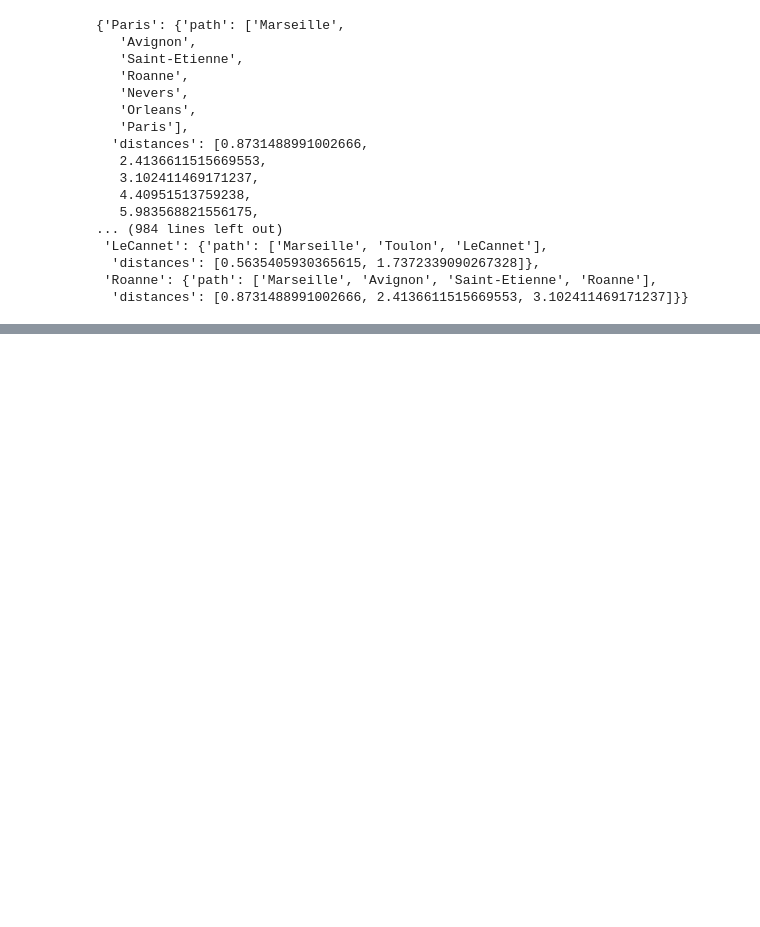
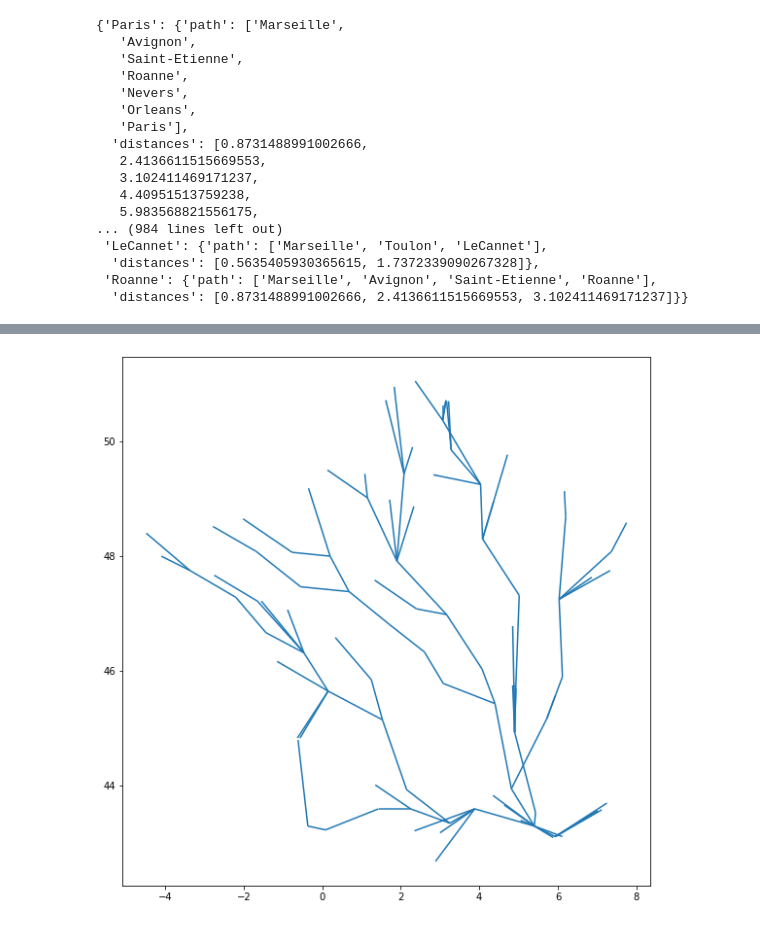
Before and after one commit to adelebrgx/ShortestPath-HubLabelling, a Jupyter notebook: Main.ipynb, the cells around one changed output, grey strips where cells are left out. Drawn from its saved outputs; the diff is of its cells as text; code cells hidden in the pictures; blank space fills up the shorter version.

Commit message:
displays shortest paths from Marseille

```diff
--- a/Main.ipynb
+++ b/Main.ipynb
@@ -218,3 +226,17 @@ dic_shortest_paths
   'distances': [0.5635405930365615, 1.7372339090267328]},
  'Roanne': {'path': ['Marseille', 'Avignon', 'Saint-Etienne', 'Roanne'],
   'distances': [0.8731488991002666, 2.4136611515669553, 3.102411469171237]}}
+# %%
+graphe = final_cities
+g_shortest = {nom: {} for nom in graphe.nom}
+
+for el in dic_shortest_paths:
+    #print(el)
+    for j in range(len(dic_shortest_paths[el]['path'])-1):
+        first=dic_shortest_paths[el]['path'][j]
+        second=dic_shortest_paths[el]['path'][j+1]
+        print(first)
+        print(second)
+        print(g[first][second])
+        g_shortest[first][second] = {"weight": g[first][second]['weight']}
+        #g[graphe.iloc[i + j + 1].nom][graphe.iloc[i].nom] = {"weight": d}
@@ -220,0 +281,23 @@ dic_shortest_paths
+# %%
+import networkx as nx
+G_shortest = nx.from_dict_of_dicts(g_shortest)
+# %%
+rows_shortest = []
+for (u, v) in G_shortest.edges:
+    p1 = graphe[graphe["nom"] == u].geometry.iloc[0]
+    p2 = graphe[graphe["nom"] == v].geometry.iloc[0]
+
+    row = {'orig': u,
+           'dest': v,
+           'geometry': LineString([p1, p2])}
+    rows_shortest.append(row)
+# %%
+gdf = gpd.GeoDataFrame(rows_shortest, crs="EPSG:4326")
+# %%
+fig, ax = plt.subplots(figsize=(10, 10))
+
+gdf.plot(ax=ax)
+
+plt.show()
+# %% [output]
+[figure, added]
```
Also changed, not shown: parts of 3 cells of this notebook.
